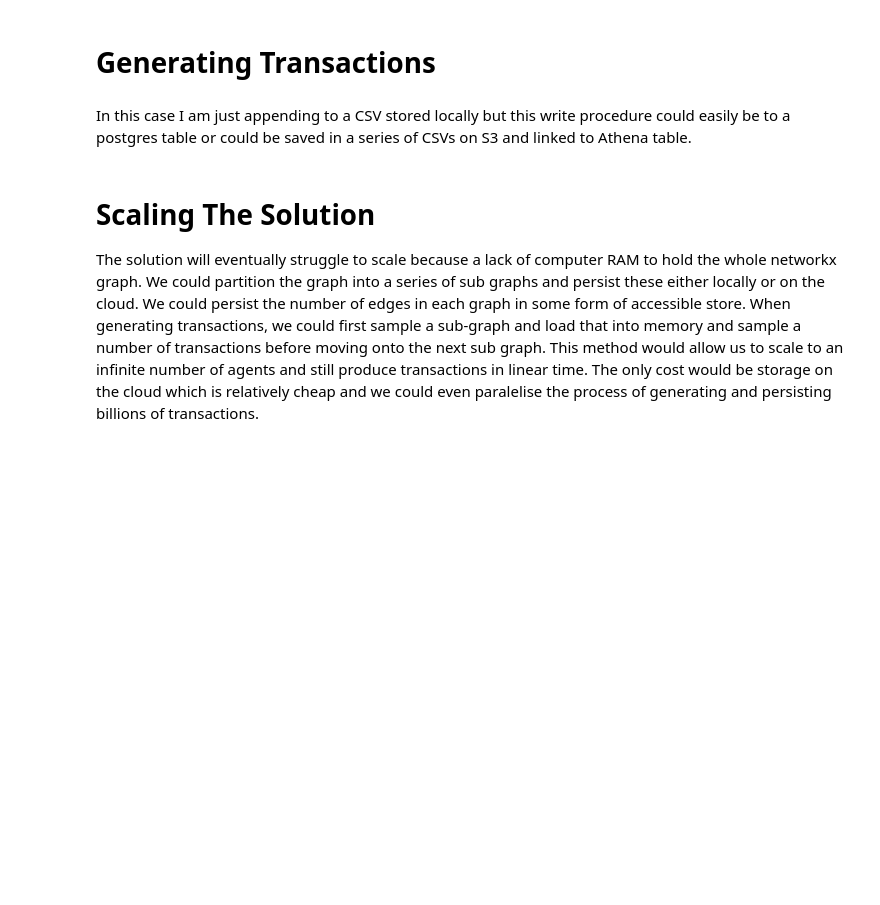
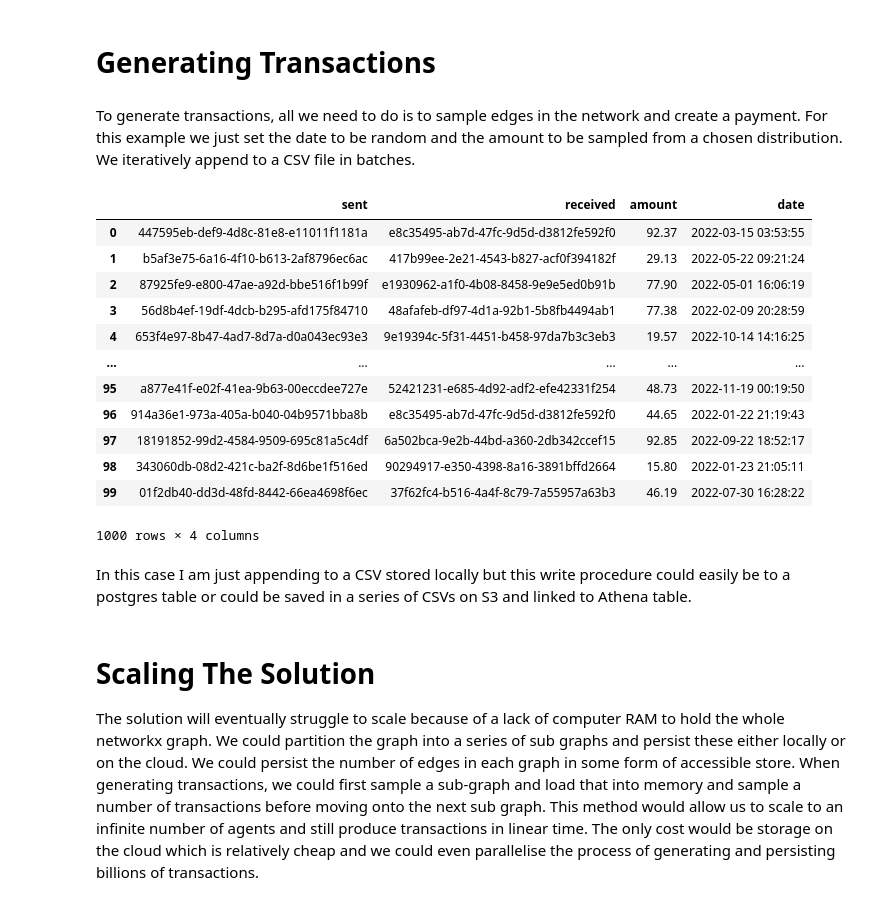
Before and after one commit to AdamStein97/transaction-network, a Jupyter notebook: Task Explaination.ipynb, the cells around one changed output. Saved outputs shown, nothing was run; the diff lists cells and outputs as text; code cells hidden in the pictures; blank space fills up the shorter version.

Commit message:
proof read and added requirements

```diff
--- a/Task Explaination.ipynb
+++ b/Task Explaination.ipynb
@@ -107,0 +115,9 @@ Creating the network is quite time efficient, it slows down over time due when t
+# %%
+# These numbers could be considerably larger
+BATCH_SIZE = 100
+TOTAL_BATCHES = 10
+
+transactions_csv_path = "transactions.csv"
+
+start_date = datetime.strptime('01/01/22 00:00:00', '%d/%m/%y %H:%M:%S')
+end_date = datetime.strptime('31/12/22 00:00:00', '%d/%m/%y %H:%M:%S')
@@ -107,0 +139,2 @@ Creating the network is quite time efficient, it slows down over time due when t
+# %% [markdown]
+To generate transactions, all we need to do is to sample edges in the network and create a payment. For this example we just set the date to be random and the amount to be sampled from a chosen distribution. We iteratively append to a CSV file in batches.
@@ -108,9 +156,26 @@ Creating the network is quite time efficient, it slows down over time due when t
+# %%
+full_df = pd.read_csv(transactions_csv_path)
+full_df
+# %% [output]
+|  | sent | received | amount | date |
+| 0 | 447595eb-def9-4d8c-81e8-e11011f1181a | e8c35495-ab7d-47fc-9d5d-d3812fe592f0 | 92.37 | 2022-03-15 03:53:55 |
+| 1 | b5af3e75-6a16-4f10-b613-2af8796ec6ac | 417b99ee-2e21-4543-b827-acf0f394182f | 29.13 | 2022-05-22 09:21:24 |
+| 2 | 87925fe9-e800-47ae-a92d-bbe516f1b99f | e1930962-a1f0-4b08-8458-9e9e5ed0b91b | 77.90 | 2022-05-01 16:06:19 |
+| 3 | 56d8b4ef-19df-4dcb-b295-afd175f84710 | 48afafeb-df97-4d1a-92b1-5b8fb4494ab1 | 77.38 | 2022-02-09 20:28:59 |
+| 4 | 653f4e97-8b47-4ad7-8d7a-d0a043ec93e3 | 9e19394c-5f31-4451-b458-97da7b3c3eb3 | 19.57 | 2022-10-14 14:16:25 |
+| ... | ... | ... | ... | ... |
+| 95 | a877e41f-e02f-41ea-9b63-00eccdee727e | 52421231-e685-4d92-adf2-efe42331f254 | 48.73 | 2022-11-19 00:19:50 |
+| 96 | 914a36e1-973a-405a-b040-04b9571bba8b | e8c35495-ab7d-47fc-9d5d-d3812fe592f0 | 44.65 | 2022-01-22 21:19:43 |
+| 97 | 18191852-99d2-4584-9509-695c81a5c4df | 6a502bca-9e2b-44bd-a360-2db342ccef15 | 92.85 | 2022-09-22 18:52:17 |
+| 98 | 343060db-08d2-421c-ba2f-8d6be1f516ed | 90294917-e350-4398-8a16-3891bffd2664 | 15.80 | 2022-01-23 21:05:11 |
+| 99 | 01f2db40-dd3d-48fd-8442-66ea4698f6ec | 37f62fc4-b516-4a4f-8c79-7a55957a63b3 | 46.19 | 2022-07-30 16:28:22 |
+1000 rows × 4 columns
 # %% [markdown]
 In this case I am just appending to a CSV stored locally but this write procedure could easily be to a postgres table or could be saved in a series of CSVs on S3 and linked to Athena table.
 # %% [markdown]
 # Scaling The Solution
 
-The solution will eventually struggle to scale because a lack of computer RAM to hold the whole networkx graph. We could partition the graph into a series of sub graphs and persist these either locally or on the cloud. We could persist the number of edges in each graph in some form of accessible store. When generating transactions, we could first sample a sub-graph and load that into memory and sample a number of transactions before moving onto the next sub graph. This method would allow us to scale to an infinite number of agents and still produce transactions in linear time. The only cost would be storage on the cloud which is relatively cheap and we could even paralelise the process of generating and persisting billions of transactions.
+The solution will eventually struggle to scale because of a lack of computer RAM to hold the whole networkx graph. We could partition the graph into a series of sub graphs and persist these either locally or on the cloud. We could persist the number of edges in each graph in some form of accessible store. When generating transactions, we could first sample a sub-graph and load that into memory and sample a number of transactions before moving onto the next sub graph. This method would allow us to scale to an infinite number of agents and still produce transactions in linear time. The only cost would be storage on the cloud which is relatively cheap and we could even parallelise the process of generating and persisting billions of transactions.
 # %% [markdown]
 # Further Ideas
 
```
Also changed, not shown: parts of 9 cells of this notebook, 2 other files.
